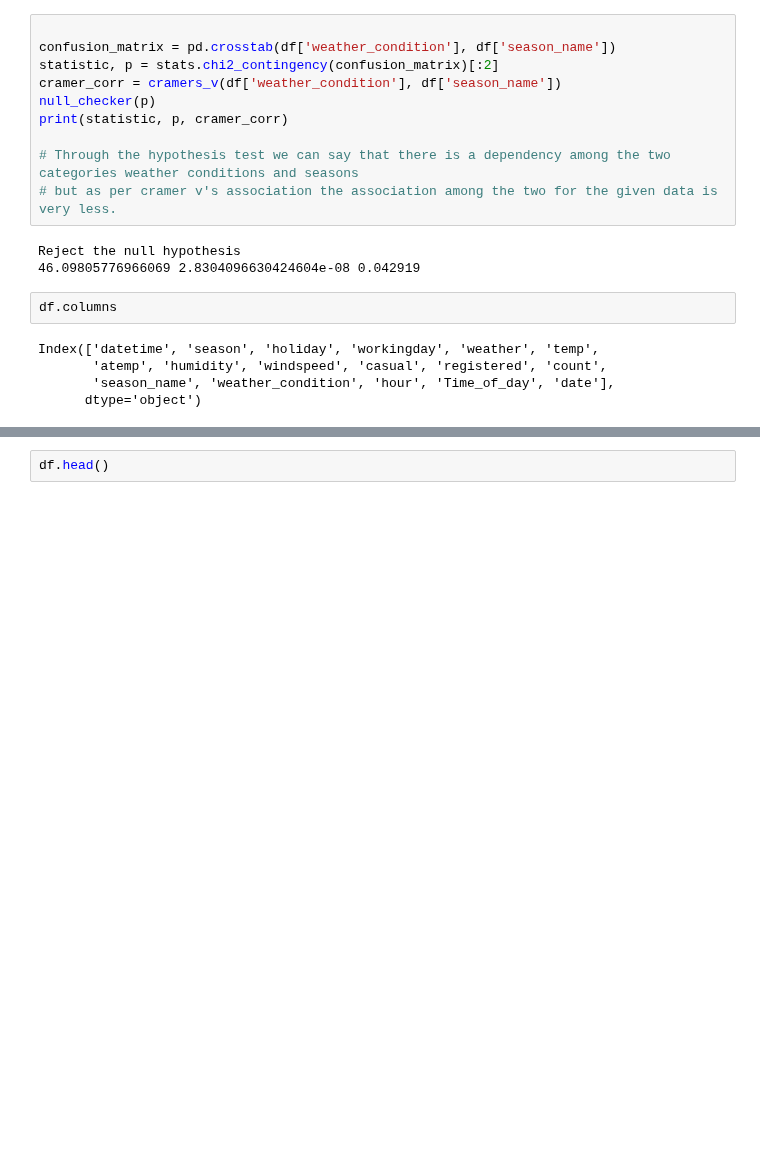
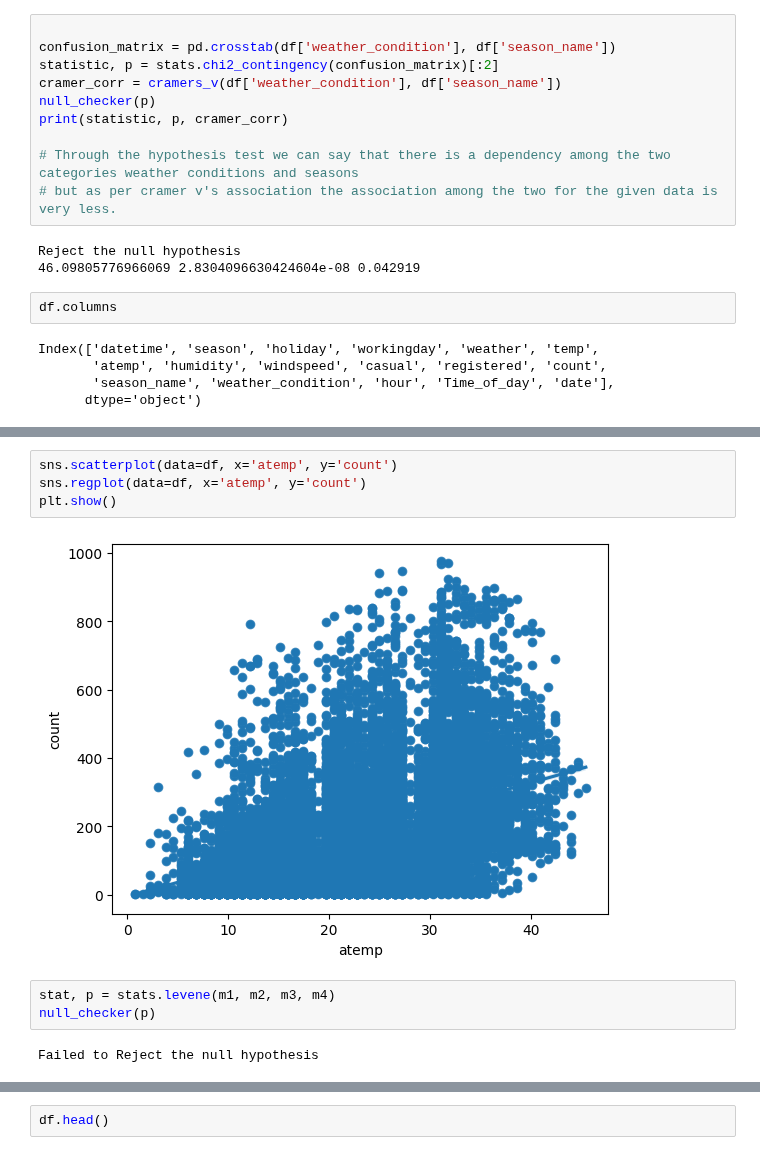
Before and after one commit to trehansalil/yulu_data_analysis, a Jupyter notebook: data_analysis.ipynb, the cells around one changed output, grey strips where cells are left out. Drawn from its saved outputs; the diff is of its cells as text; blank space fills up the shorter version.

```diff
--- a/data_analysis.ipynb
+++ b/data_analysis.ipynb
@@ -638,0 +619,11 @@ sns.heatmap(df[num_cols].corr(), annot=True)
+# %%
+sns.scatterplot(data=df, x='atemp', y='count')
+sns.regplot(data=df, x='atemp', y='count')
+plt.show()
+# %% [output]
+[figure, added]
+# %%
+stat, p = stats.levene(m1, m2, m3, m4)
+null_checker(p)
+# %% [output]
+Failed to Reject the null hypothesis
```
Also changed, not shown: parts of 14 cells of this notebook.
